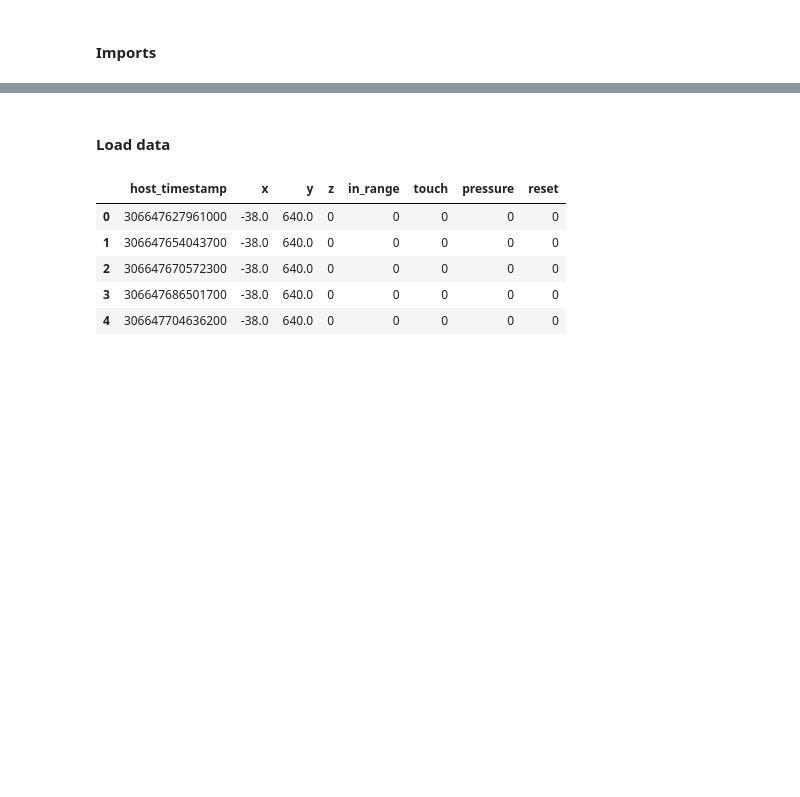
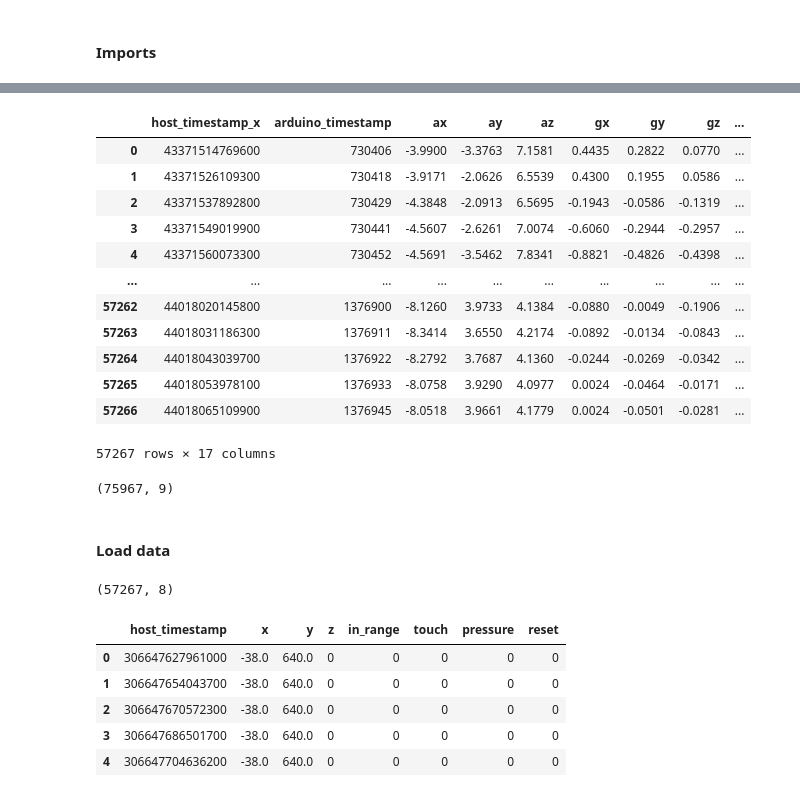
Before and after one commit to anni5701/patternRecognition, a Jupyter notebook: stylus-playground-master/notebook/data_analysis.ipynb, the cells around one changed output, grey strips where cells are left out. Cells and saved outputs as stored; diff of their text form; code cells hidden in the pictures; blank space fills up the shorter version.

```diff
--- a/stylus-playground-master/notebook/data_analysis.ipynb
+++ b/stylus-playground-master/notebook/data_analysis.ipynb
@@ -6,3 +6,7 @@
 import pandas as pd
 import matplotlib.pyplot as plt
 import numpy as np
+# %%
+PATH_TO_DATA = "../data/"
+imu = pd.read_csv(PATH_TO_DATA + "set1_imu.csv", encoding="utf-8")
+tab = pd.read_csv(PATH_TO_DATA + "set1_tab.csv", encoding="utf-16")
@@ -8,0 +17,3 @@ import numpy as np
+# %%
+imu.set_index('host_timestamp')
+tab.set_index('host_timestamp', inplace=True)
@@ -9,5 +34,30 @@ import numpy as np
+# %%
+df = pd.merge(imu,tab, left_index= True, right_index= True)
+df
+# %% [output]
+|  | host_timestamp_x | arduino_timestamp | ax | ay | az | gx | gy | gz | ... |
+| 0 | 43371514769600 | 730406 | -3.9900 | -3.3763 | 7.1581 | 0.4435 | 0.2822 | 0.0770 | ... |
+| 1 | 43371526109300 | 730418 | -3.9171 | -2.0626 | 6.5539 | 0.4300 | 0.1955 | 0.0586 | ... |
+| 2 | 43371537892800 | 730429 | -4.3848 | -2.0913 | 6.5695 | -0.1943 | -0.0586 | -0.1319 | ... |
+| 3 | 43371549019900 | 730441 | -4.5607 | -2.6261 | 7.0074 | -0.6060 | -0.2944 | -0.2957 | ... |
+| 4 | 43371560073300 | 730452 | -4.5691 | -3.5462 | 7.8341 | -0.8821 | -0.4826 | -0.4398 | ... |
+| ... | ... | ... | ... | ... | ... | ... | ... | ... | ... |
+| 57262 | 44018020145800 | 1376900 | -8.1260 | 3.9733 | 4.1384 | -0.0880 | -0.0049 | -0.1906 | ... |
+| 57263 | 44018031186300 | 1376911 | -8.3414 | 3.6550 | 4.2174 | -0.0892 | -0.0134 | -0.0843 | ... |
+| 57264 | 44018043039700 | 1376922 | -8.2792 | 3.7687 | 4.1360 | -0.0244 | -0.0269 | -0.0342 | ... |
+| 57265 | 44018053978100 | 1376933 | -8.0758 | 3.9290 | 4.0977 | 0.0024 | -0.0464 | -0.0171 | ... |
+| 57266 | 44018065109900 | 1376945 | -8.0518 | 3.9661 | 4.1779 | 0.0024 | -0.0501 | -0.0281 | ... |
+57267 rows × 17 columns
+# %%
+imu.shape
+# %% [output]
+(75967, 9)
 # %% [markdown]
 #### Load data
+# %%
+tab.shape
+# %% [output]
+(57267, 8)
 # %%
 PATH_TO_DATA = "../data/"
 #columns_tab = ["host_timestamp","x","y","z","in_range","touch","pressure,reset"]
```
Also changed, not shown: parts of 6 cells of this notebook, 9 other files.
